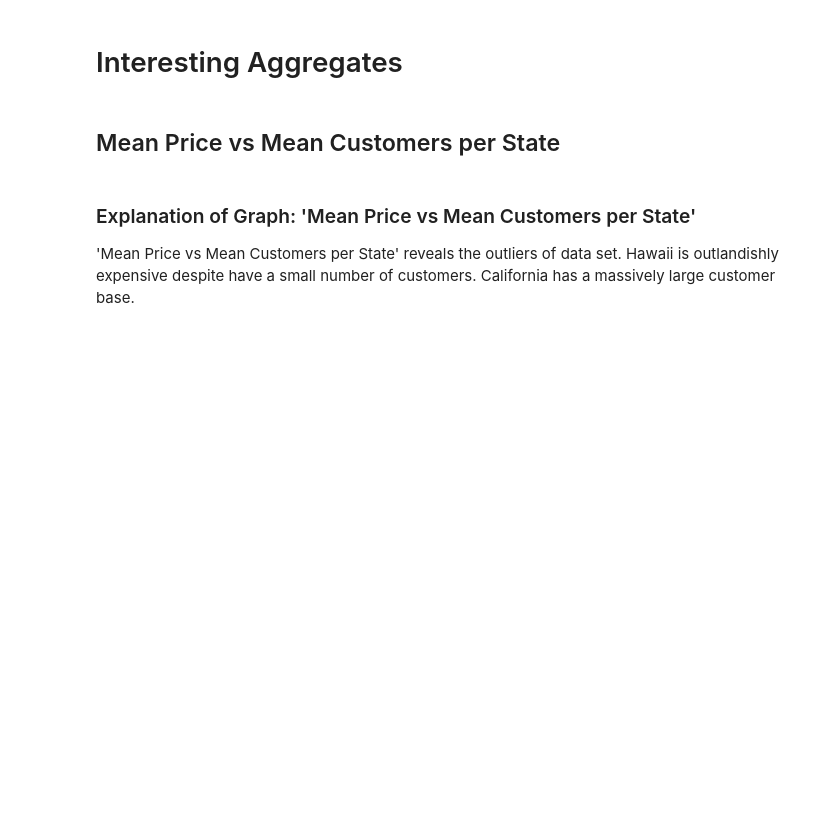
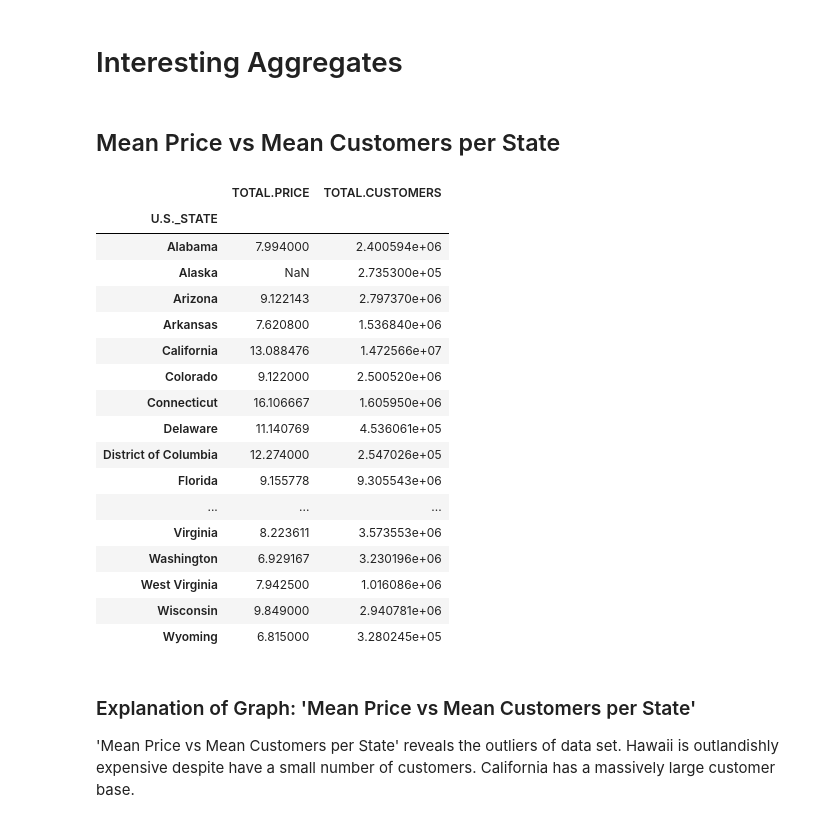
Before and after one commit to waltercywong/US_Power_Outages, a Jupyter notebook: template.ipynb, the cells around one changed output. Saved outputs shown, nothing was run; the diff lists cells and outputs as text; code cells hidden in the pictures; blank space fills up the shorter version.

```diff
--- a/template.ipynb
+++ b/template.ipynb
@@ -142,10 +142,27 @@ fig.write_html('assets/plot_bivar_1.html', include_plotlyjs='cdn')
 # %% [markdown]
 ## Mean Price vs Mean Customers per State
 # %%
-grouped_df = outage_cleaned.groupby('U.S._STATE').agg({'TOTAL.PRICE': 'mean', 'TOTAL.CUSTOMERS': 'mean'}).reset_index()
-df = grouped_df.copy()
-fig = px.scatter(df, x='TOTAL.PRICE', y='TOTAL.CUSTOMERS', text='U.S._STATE', title='Mean Price vs Mean Customers per State')
-fig.show()
+grouped_df = outage_cleaned.groupby('U.S._STATE').agg({'TOTAL.PRICE': 'mean', 'TOTAL.CUSTOMERS': 'mean'})
+grouped_df
+# %% [output]
+|  | TOTAL.PRICE | TOTAL.CUSTOMERS |
+| U.S._STATE |  |  |
+| Alabama | 7.994000 | 2.400594e+06 |
+| Alaska | NaN | 2.735300e+05 |
+| Arizona | 9.122143 | 2.797370e+06 |
+| Arkansas | 7.620800 | 1.536840e+06 |
+| California | 13.088476 | 1.472566e+07 |
+| Colorado | 9.122000 | 2.500520e+06 |
+| Connecticut | 16.106667 | 1.605950e+06 |
+| Delaware | 11.140769 | 4.536061e+05 |
+| District of Columbia | 12.274000 | 2.547026e+05 |
+| Florida | 9.155778 | 9.305543e+06 |
+| ... | ... | ... |
+| Virginia | 8.223611 | 3.573553e+06 |
+| Washington | 6.929167 | 3.230196e+06 |
+| West Virginia | 7.942500 | 1.016086e+06 |
+| Wisconsin | 9.849000 | 2.940781e+06 |
+| Wyoming | 6.815000 | 3.280245e+05 |
 # %% [markdown]
 ### Explanation of Graph: 'Mean Price vs Mean Customers per State'
 'Mean Price vs Mean Customers per State' reveals the outliers of data set. Hawaii is outlandishly expensive despite have a small number of customers. California has a massively large customer base.
```
